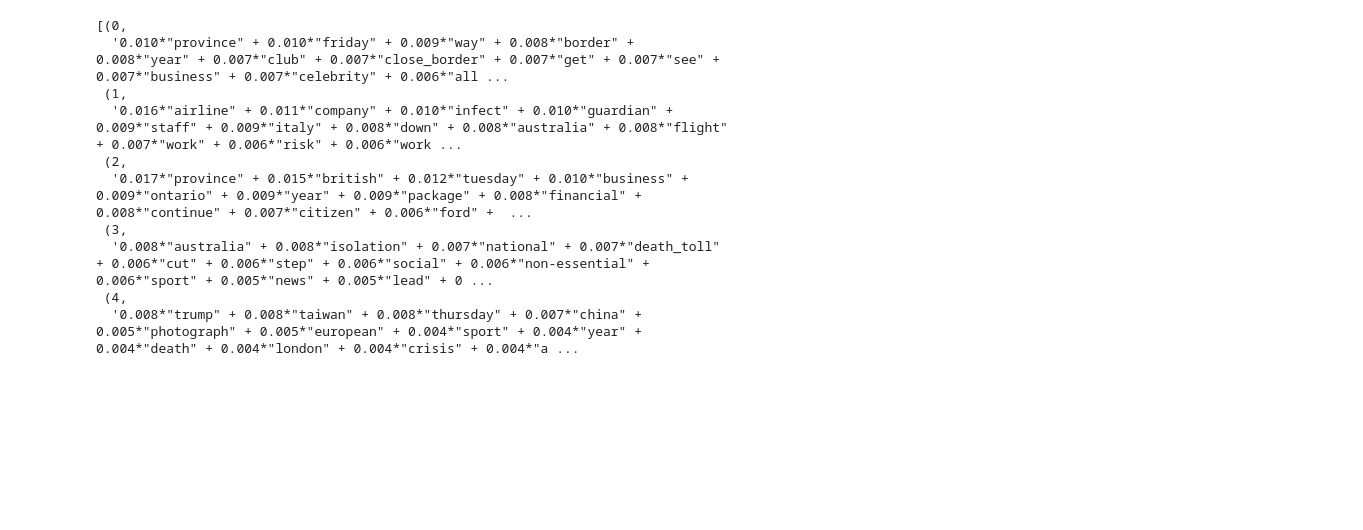
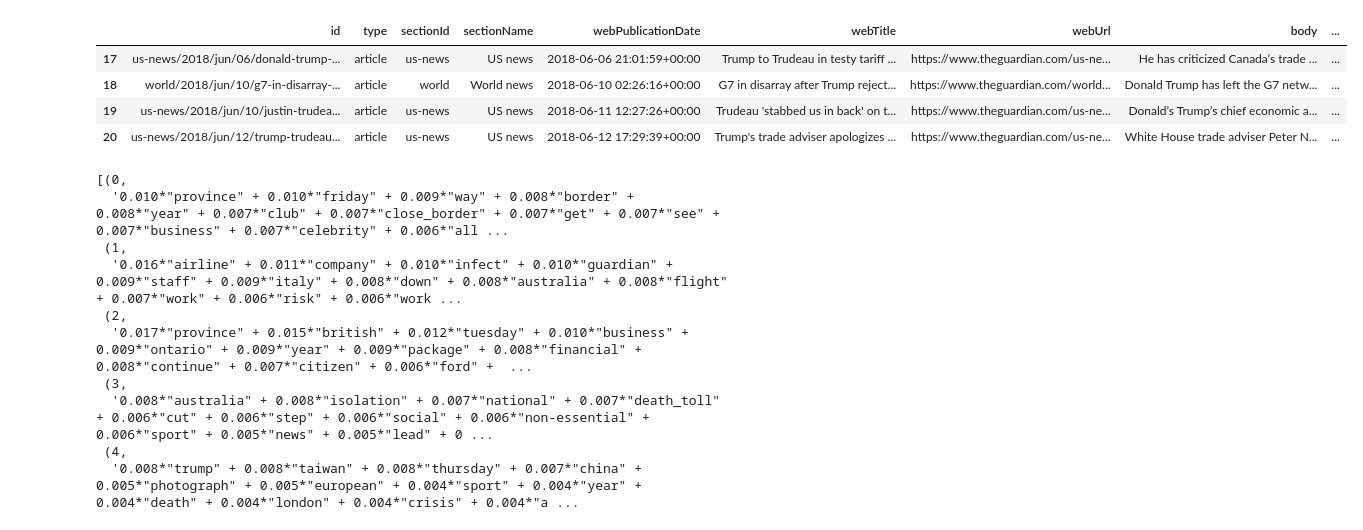
Before and after one commit to felixblochwitz/HolidayCheck-Case-Study, a Jupyter notebook: HolidayCheck Case Study.ipynb, the cells around one changed output. Drawn from its saved outputs; the diff is of its cells as text; code cells hidden in the pictures; blank space fills up the shorter version.

```diff
--- a/HolidayCheck Case Study.ipynb
+++ b/HolidayCheck Case Study.ipynb
@@ -129,4 +143,0 @@ ax.xaxis.set_major_formatter(years_fmt)
-# %%
-# create df containing spikes in articles
-pd.set_option('display.max_rows', 100)
-spikes_df = result_df.loc[result_df.MA > ma_mean + num_stds * ma_std ]
@@ -164,3 +143,0 @@ See the caveats in the documentation: https://pandas.pydata.org/pandas-docs/stab
-# %%
-# probably makes everything easier
-result_df['date'] = pd.to_datetime(result_df.index).date
@@ -252,0 +146,35 @@ Name: lemmas, dtype: object
+# %%
+# detecting times of significantly heightened number of articles in grouped representation
+dfs = ma_outlier_by_std(result_df, 7, 3)
+
+# creating dataset containing all articles within period of heightened interest
+lda_dfs = [full_df.loc[full_df.webPublicationDate.dt.date.isin(df.date.dt.date)] for df in dfs]
+
+def preprocess(dfs):
+    import warnings
+    warnings.filterwarnings('ignore')
+    import stanza
+    stanza.download('en')
+    nlp = stanza.Pipeline(lang='en', processors='tokenize,mwt,pos,lemma')
+
+    # creating lemmatized representation of text bodies
+    for df in dfs:
+        df['lemmas'] = df['body'].apply(lemmatize, nlp=nlp)
+
+    # removing stopwords
+    from nltk.corpus import stopwords
+    df['lemmas'] = df['lemmas'].apply(lambda x: x not in stopwords.words('English'))
+    return dfs
+
+
+def lemmatize(text, nlp):
+    doc = nlp(text)
+    lemmatized_sen =[]
+    for sentence in doc.sentences:
+        for word in sentence.words:
+            if word.upos in ['NOUN', 'VERB', 'ADJ', 'ADV', 'PROPN']:
+                lemmatized_sen.append(word.lemma.lower())
+    return lemmatized_sen
+# %%
+lda_dfs = preprocess(lda_dfs)
+lda_dfs
@@ -254,6 +201,14 @@ Name: lemmas, dtype: object
 from nltk.corpus import stopwords
 tokens = lda_df.lemmas.tolist()
 tokens = [[word for word in sentence if word not in stopwords.words('English')] for sentence in tokens]
+# %%
+lda_dfs[0]
+# %% [output]
+|  | id | type | sectionId | sectionName | webPublicationDate | webTitle | webUrl | body | ... |
+| 17 | us-news/2018/jun/06/donald-trump-... | article | us-news | US news | 2018-06-06 21:01:59+00:00 | Trump to Trudeau in testy tariff ... | https://www.theguardian.com/us-ne... | He has criticized Canada’s trade ... | ... |
+| 18 | world/2018/jun/10/g7-in-disarray-... | article | world | World news | 2018-06-10 02:26:16+00:00 | G7 in disarray after Trump reject... | https://www.theguardian.com/world... | Donald Trump has left the G7 netw... | ... |
+| 19 | us-news/2018/jun/10/justin-trudea... | article | us-news | US news | 2018-06-11 12:27:26+00:00 | Trudeau 'stabbed us in back' on t... | https://www.theguardian.com/us-ne... | Donald’s Trump’s chief economic a... | ... |
+| 20 | us-news/2018/jun/12/trump-trudeau... | article | us-news | US news | 2018-06-12 17:29:39+00:00 | Trump's trade adviser apologizes ... | https://www.theguardian.com/us-ne... | White House trade adviser Peter N... | ... |
 # %%
 # creating data and bigrams
 from gensim.models import Phrases
```
Also changed, not shown: parts of 25 cells of this notebook.
